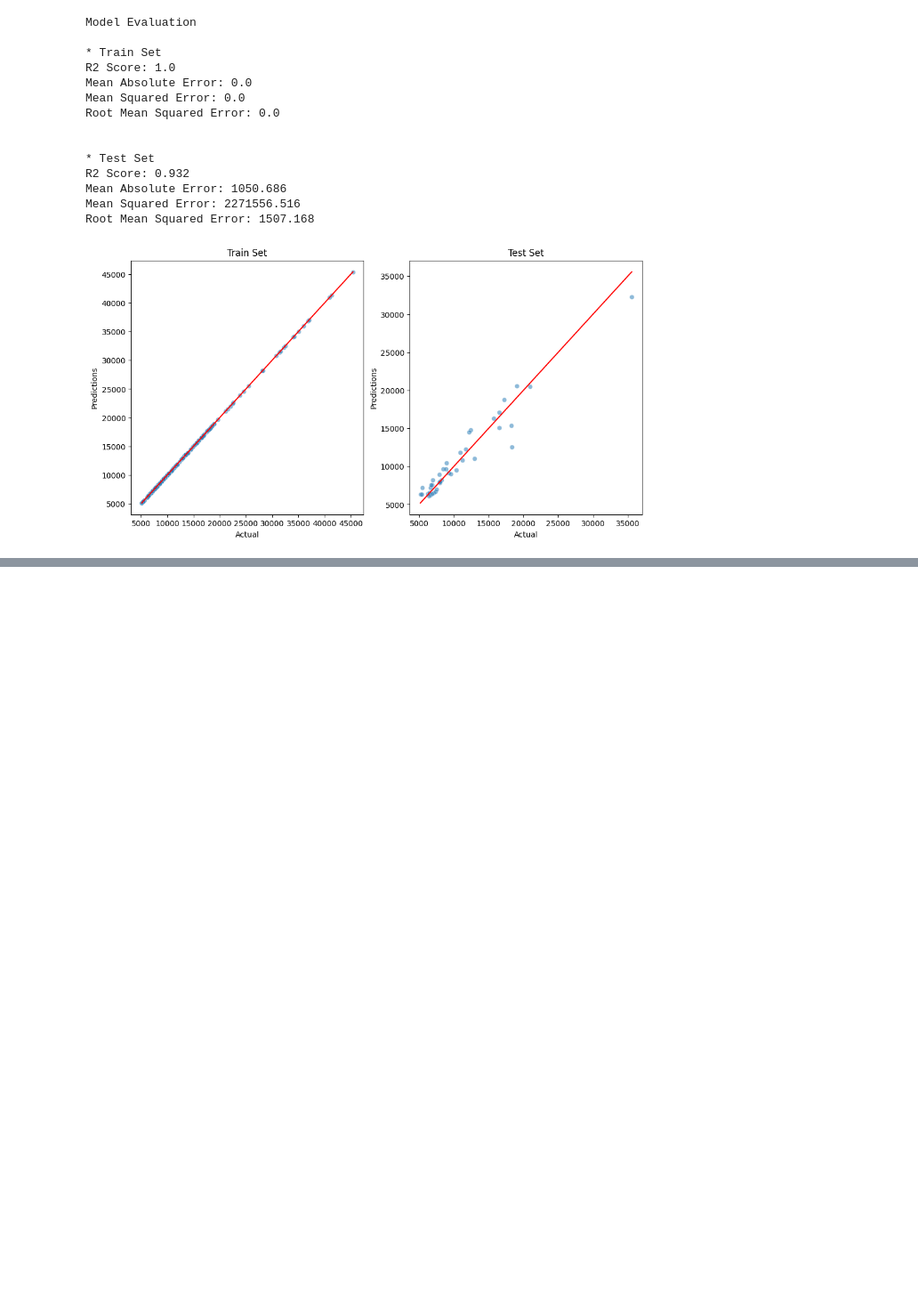
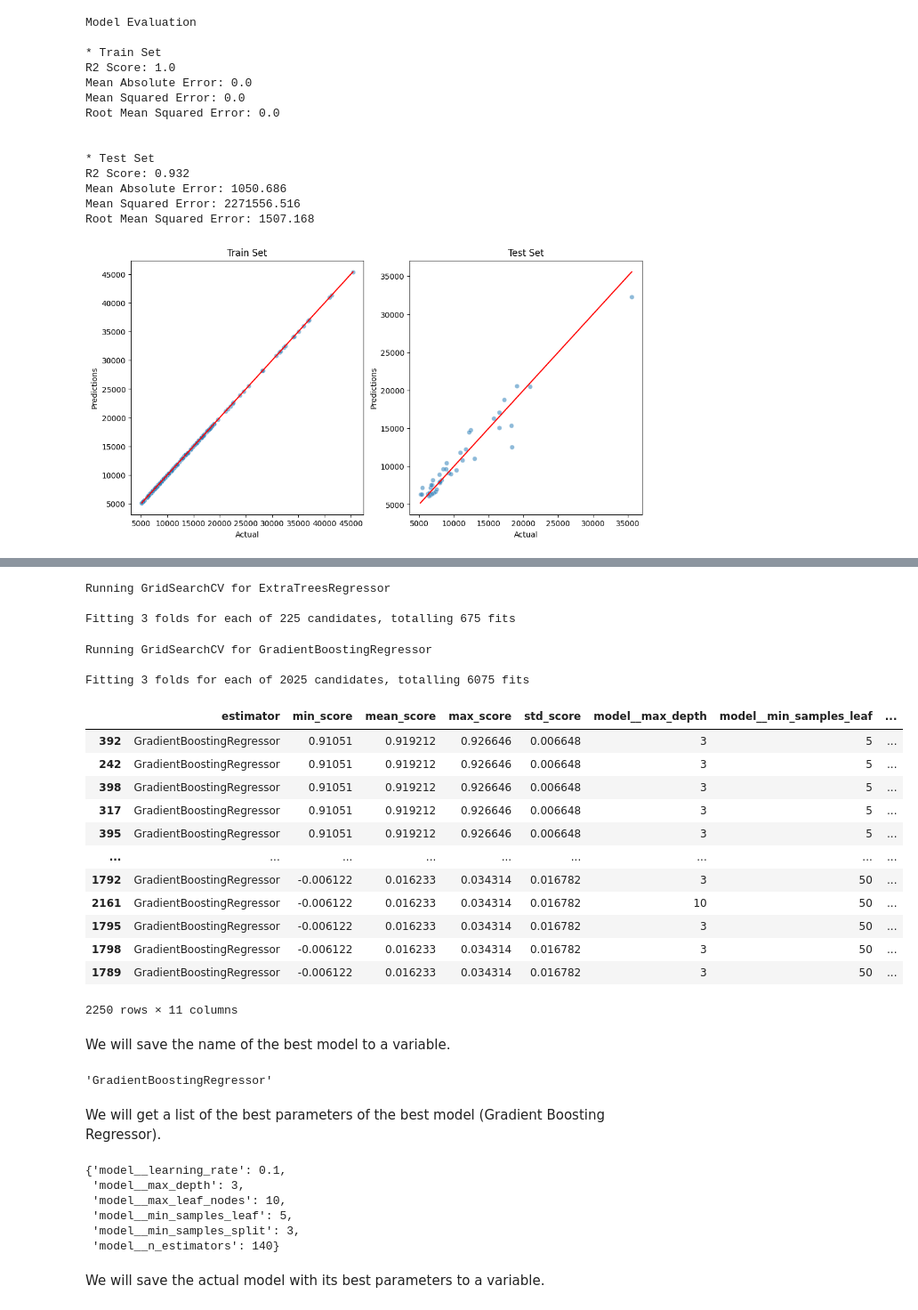
Before and after one commit to EHemraj/Car-Price-Analysis-Project-3, a Jupyter notebook: jupyter_notebooks/03_ML.ipynb, the cells around one changed output, grey strips where cells are left out. Shown at 89% size. Cells and saved outputs as stored; diff of their text form; code cells hidden in the pictures; blank space fills up the shorter version.

```diff
--- a/jupyter_notebooks/03_ML.ipynb
+++ b/jupyter_notebooks/03_ML.ipynb
@@ -406,0 +425,79 @@ AI Usage Note: Generative AI was used to interpret the R2 and MAE scores and use
+# %%
+# code adapted from LMS using generative AI
+
+# define candidate algorithms for Version 2
+models_search_v2 = {
+    "ExtraTreesRegressor": ExtraTreesRegressor(random_state=101),
+    "GradientBoostingRegressor": GradientBoostingRegressor(random_state=101)
+}
+
+# restricted parameter settings for Version 2
+params_search_v2 = {
+    "ExtraTreesRegressor": {
+        'model__n_estimators': [100, 50, 150],
+        'model__max_depth': [3, 5, 10],          # restrict tree depth by removing 'none'
+        'model__min_samples_split': [3, 5, 10, 20, 50], # raise the threshold to reduce overfitting
+        'model__min_samples_leaf': [3, 5, 10, 20, 50], # raise the threshold to reduce overfitting
+    },
+    "GradientBoostingRegressor": {
+        'model__n_estimators': [100, 50, 140],
+        'model__learning_rate': [0.1, 0.01, 0.001],
+        'model__max_depth': [3, 5, 10],          # restrict tree depth by removing 'none'
+        'model__min_samples_split': [3, 5, 10, 20, 50], # raise the threshold to reduce overfitting
+        'model__min_samples_leaf': [3, 5, 10, 20, 50], # raise the threshold to reduce overfitting
+        'model__max_leaf_nodes': [10, 20, 30], # restrict number of branches
+    }
+}
+
+# run cross-validation training tournament for Version 2
+search_v2 = HyperparameterOptimizationSearch(
+    models=models_search_v2,
+    params=params_search_v2
+)
+search_v2.fit(X_train, y_train, cv=3, n_jobs=-1)
+
+# display ranked leaderboard for Version 2
+grid_search_summary_v2, grid_search_pipelines_v2 = search_v2.score_summary(sort_by="mean_score")
+grid_search_summary_v2
+# %% [output]
+Running GridSearchCV for ExtraTreesRegressor
+
+Fitting 3 folds for each of 225 candidates, totalling 675 fits
+Running GridSearchCV for GradientBoostingRegressor
+
+Fitting 3 folds for each of 2025 candidates, totalling 6075 fits
+|  | estimator | min_score | mean_score | max_score | std_score | model__max_depth | model__min_samples_leaf | ... |
+| 392 | GradientBoostingRegressor | 0.91051 | 0.919212 | 0.926646 | 0.006648 | 3 | 5 | ... |
+| 242 | GradientBoostingRegressor | 0.91051 | 0.919212 | 0.926646 | 0.006648 | 3 | 5 | ... |
+| 398 | GradientBoostingRegressor | 0.91051 | 0.919212 | 0.926646 | 0.006648 | 3 | 5 | ... |
+| 317 | GradientBoostingRegressor | 0.91051 | 0.919212 | 0.926646 | 0.006648 | 3 | 5 | ... |
+| 395 | GradientBoostingRegressor | 0.91051 | 0.919212 | 0.926646 | 0.006648 | 3 | 5 | ... |
+| ... | ... | ... | ... | ... | ... | ... | ... | ... |
+| 1792 | GradientBoostingRegressor | -0.006122 | 0.016233 | 0.034314 | 0.016782 | 3 | 50 | ... |
+| 2161 | GradientBoostingRegressor | -0.006122 | 0.016233 | 0.034314 | 0.016782 | 10 | 50 | ... |
+| 1795 | GradientBoostingRegressor | -0.006122 | 0.016233 | 0.034314 | 0.016782 | 3 | 50 | ... |
+| 1798 | GradientBoostingRegressor | -0.006122 | 0.016233 | 0.034314 | 0.016782 | 3 | 50 | ... |
+| 1789 | GradientBoostingRegressor | -0.006122 | 0.016233 | 0.034314 | 0.016782 | 3 | 50 | ... |
+2250 rows × 11 columns
+# %% [markdown]
+We will save the name of the best model to a variable.
+# %%
+# code adapted from LMS with generative AI
+best_model_v2 = grid_search_summary_v2.iloc[0,0]
+best_model_v2
+# %% [output]
+'GradientBoostingRegressor'
+# %% [markdown]
+We will get a list of the best parameters of the best model (Gradient Boosting Regressor).
+# %%
+# code adapted from LMS with generative AI
+grid_search_pipelines_v2[best_model_v2].best_params_
+# %% [output]
+{'model__learning_rate': 0.1,
+ 'model__max_depth': 3,
+ 'model__max_leaf_nodes': 10,
+ 'model__min_samples_leaf': 5,
+ 'model__min_samples_split': 3,
+ 'model__n_estimators': 140}
+# %% [markdown]
+We will save the actual model with its best parameters to a variable.
```
Also changed, not shown: parts of 12 cells of this notebook.
